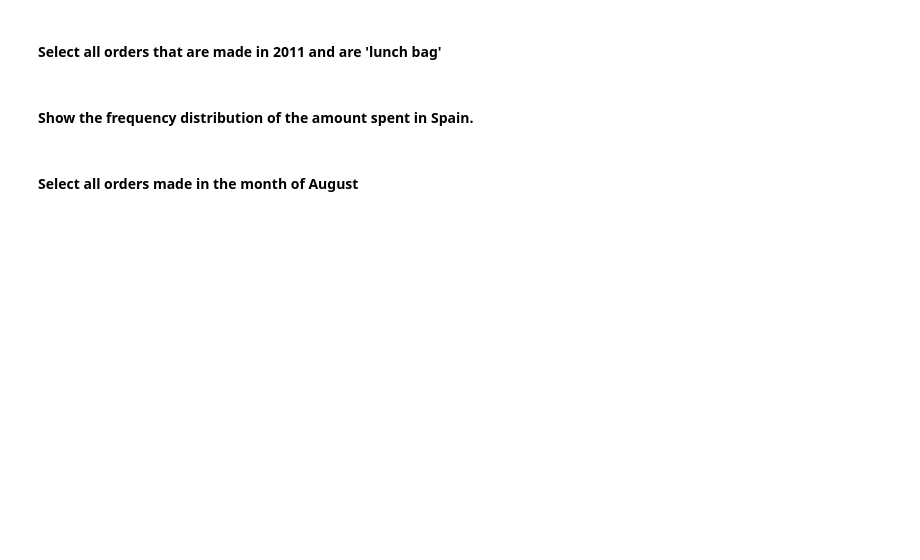
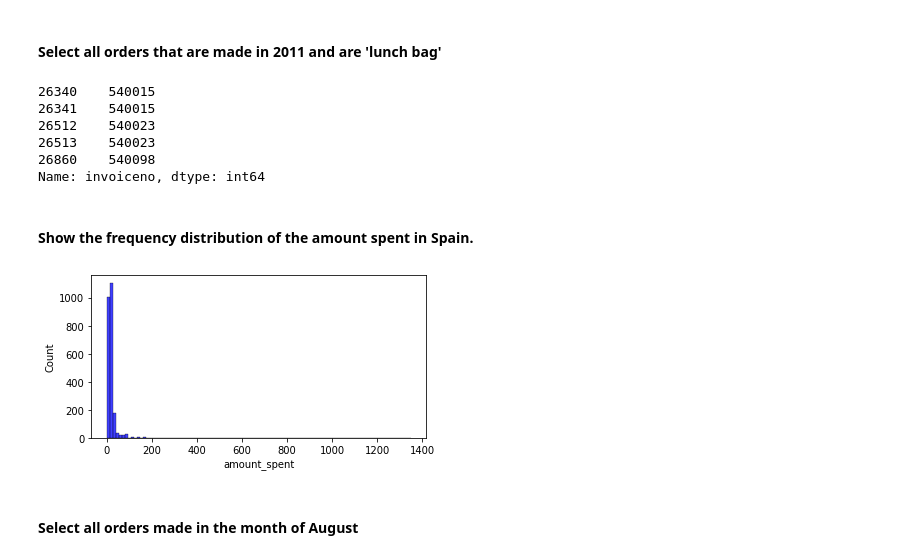
Before and after one commit to Ironhack-Data-Madrid-Marzo-2022/5.1-lab-subsetting-and-descriptive-stats, a Jupyter notebook: your-code/main.ipynb, the cells around one changed output. Saved outputs shown, nothing was run; the diff lists cells and outputs as text; code cells hidden in the pictures; blank space fills up the shorter version.

```diff
--- a/your-code/main.ipynb
+++ b/your-code/main.ipynb
@@ -151,0 +347,4 @@
+# %%
+orders = pd.read_csv('Orders.zip',compression='zip')
+orders.columns=[e.lower().replace(' ','_') for e in orders.columns]
+orders
@@ -198,2 +479,11 @@
+# %%
+orders.invoiceno[(orders.description.str.contains('lunch bag')) & (orders.year ==2011)].head()
+# %% [output]
+26340    540015
+26341    540015
+26512    540023
+26513    540023
+26860    540098
+Name: invoiceno, dtype: int64
 # %% [markdown]
 #### Show the frequency distribution of the amount spent in Spain.
@@ -202,2 +490,6 @@
+# %%
+sns.histplot(x=orders.amount_spent[orders.country == 'Spain'], color='b', bins=100);
+# %% [output]
+[figure, added]
 # %% [markdown]
 #### Select all orders made in the month of August
```
Also changed, not shown: parts of 106 cells of this notebook.
